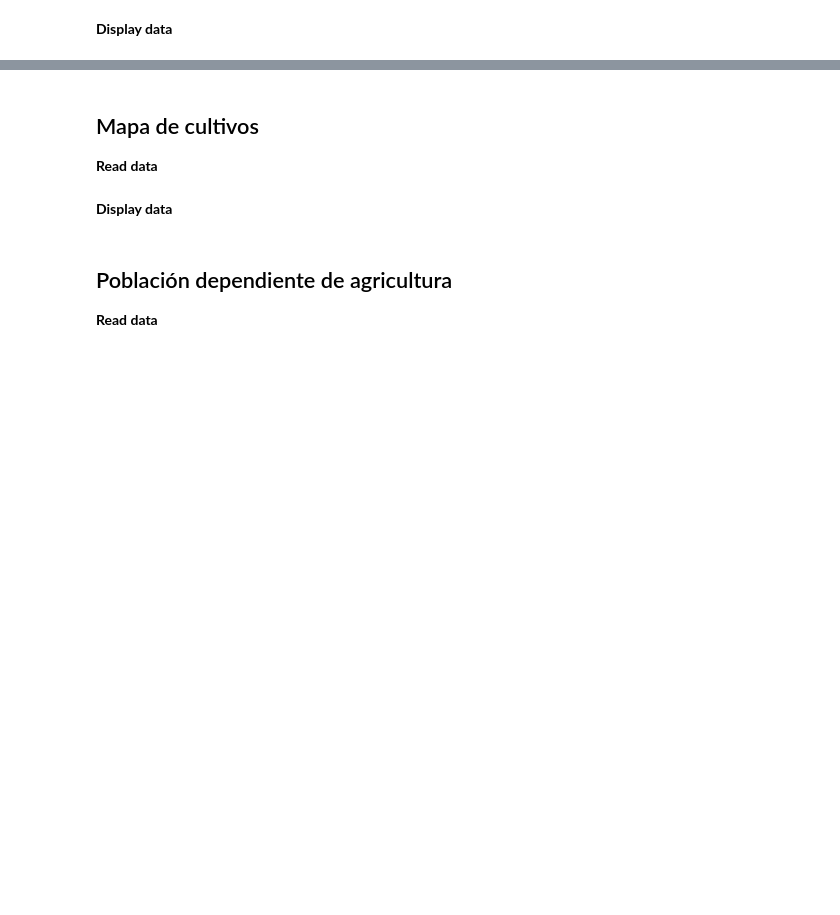
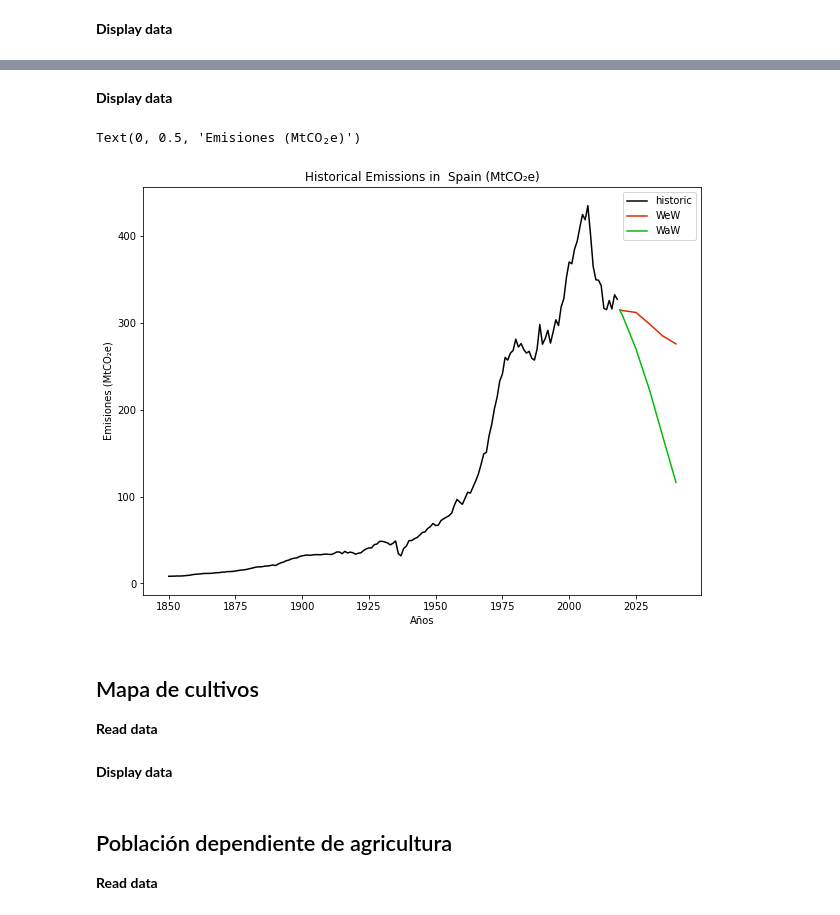
Before and after one commit to Vizzuality/ecf-agricultural-climate-impact, a Jupyter notebook: data/notebooks/Lab/04_Data_Demo.ipynb, the cells around one changed output, grey strips where cells are left out. Saved outputs shown, nothing was run; the diff lists cells and outputs as text; code cells hidden in the pictures; blank space fills up the shorter version.

Commit message:
Added GHG emissions data

```diff
--- a/data/notebooks/Lab/04_Data_Demo.ipynb
+++ b/data/notebooks/Lab/04_Data_Demo.ipynb
@@ -332,0 +368,3 @@ ax.set_ylabel('Temperatura (ºC)')
+# %%
+df_historic = pd.read_csv(f'../../datasets/processed/historic_GHG_emissions_spain.csv')
+df_historic
@@ -332,0 +385,3 @@ ax.set_ylabel('Temperatura (ºC)')
+# %%
+df_projected = pd.read_csv(f'../../datasets/processed/projected_GHG_emissions_spain.csv')
+df_projected
@@ -333,3 +402,19 @@ ax.set_ylabel('Temperatura (ºC)')
+# %% [markdown]
+**Display data**
+# %%
+fig, ax = plt.subplots(figsize=(10,7.5))
+
+df_historic.plot(ax = ax, x='years', y='values', label='historic', color='k')
+df_projected[df_projected['scenario'] == 'WeW'].plot(ax = ax, x='years', y='values', label='WeW', color = '#DD2901')
+df_projected[df_projected['scenario'] == 'WaW'].plot(ax = ax, x='years', y='values', label='WaW', color = '#04BA09')
+
+ax.legend()
+ax.set_title('Historical Emissions in  Spain (MtCO₂e)')
+ax.set_xlabel('Años')
+ax.set_ylabel('Emisiones (MtCO₂e)')
+# %% [output]
+Text(0, 0.5, 'Emisiones (MtCO₂e)')
+[figure, added]
 # %% [markdown]
 ## Mapa de cultivos
 **Read data**
```
Also changed, not shown: parts of 9 cells of this notebook, 3 other files.
